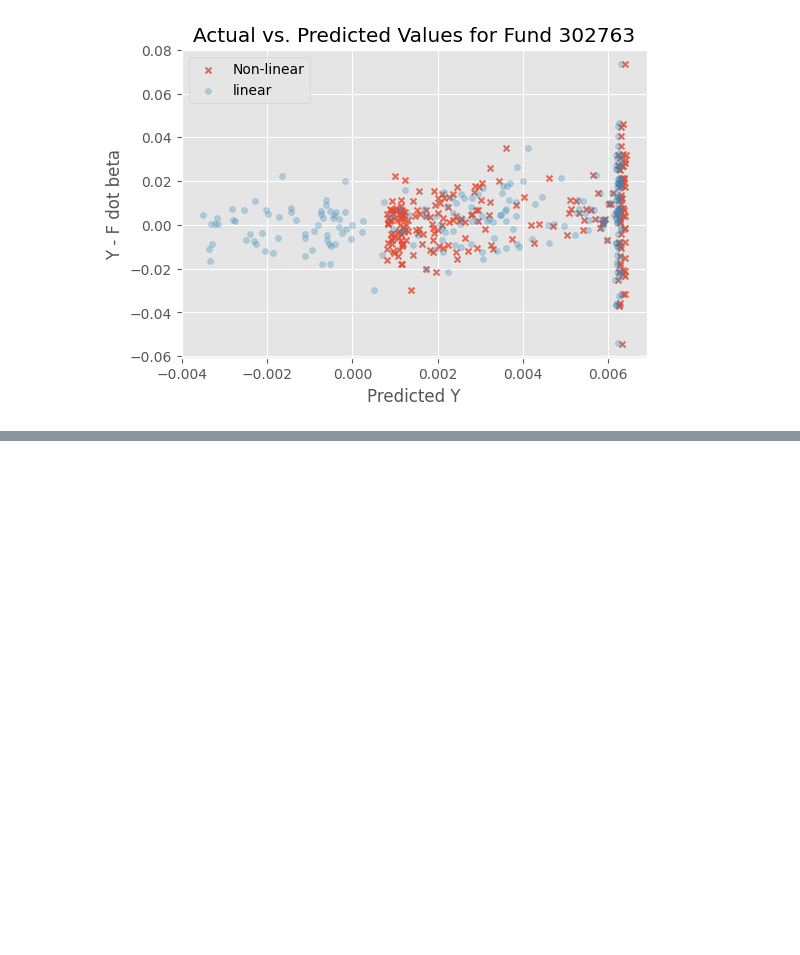
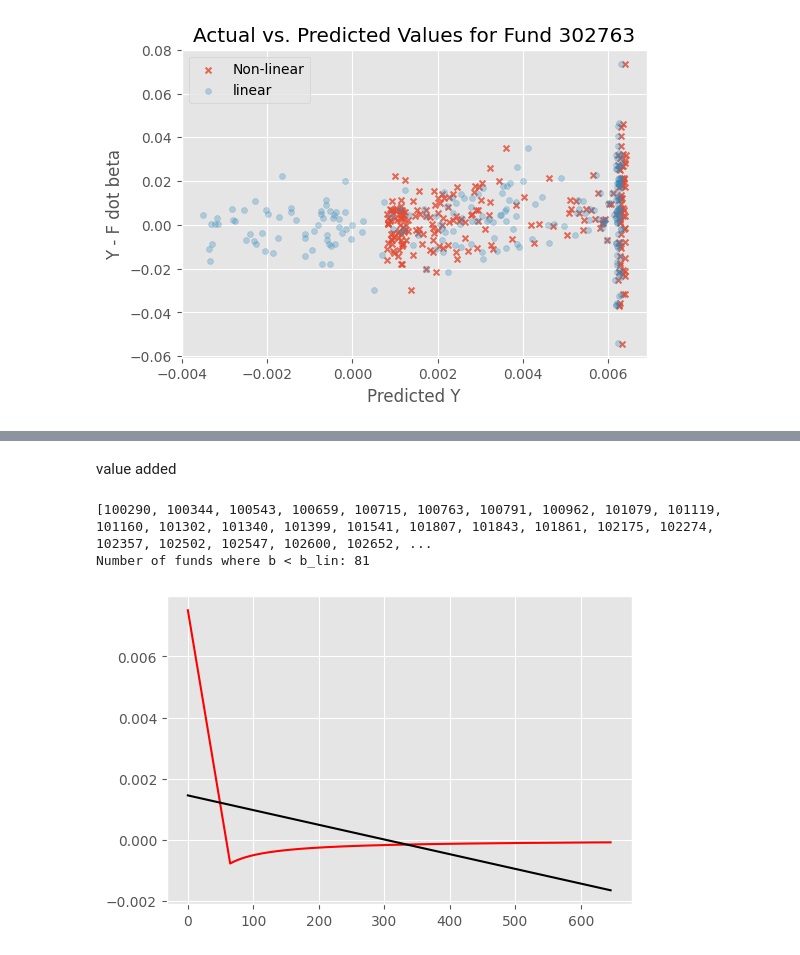
Before and after one commit to DavidSandovalRodriguez/Fund-Kink-Smoothing, a Jupyter notebook: WorkingNotebook_linBase.ipynb, the cells around one changed output, grey strips where cells are left out. Cells and saved outputs as stored; diff of their text form; code cells hidden in the pictures; blank space fills up the shorter version.

```diff
--- a/WorkingNotebook_linBase.ipynb
+++ b/WorkingNotebook_linBase.ipynb
@@ -1856,0 +2077,23 @@ plot_fit_fund_li_nolin_subsBeta(302763)
+# %% [markdown]
+value added
+# %%
+greater_than_b_lin = est_nl_pos_gross_r2_nonLinearPositive_des[est_nl_pos_gross_r2_nonLinearPositive_des['K'] < est_nl_pos_gross_r2_nonLinearPositive_des['TNA_max']].copy()
+
+count_a_greater_than_a_lin = (greater_than_b_lin['b'] < greater_than_b_lin['b_lin']).sum()
+greater_than_b_lin = greater_than_b_lin[(greater_than_b_lin['a'] <= 1) & (greater_than_b_lin['b'] <= 1)].copy()
+
+
+print(greater_than_b_lin[
+    greater_than_b_lin['b'] < greater_than_b_lin['b_lin']
+]['fund_id'].tolist())
+
+greater_than_b_lin = greater_than_b_lin[greater_than_b_lin['b'] < greater_than_b_lin['b_lin']].copy()
+
+print(f"Number of funds where b < b_lin: {count_a_greater_than_a_lin}")
+# %% [output]
+[100290, 100344, 100543, 100659, 100715, 100763, 100791, 100962, 101079, 101119, 101160, 101302, 101340, 101399, 101541, 101807, 101843, 101861, 102175, 102274, 102357, 102502, 102547, 102600, 102652, ...
+Number of funds where b < b_lin: 81
+# %%
+plot_func_fund_li_nolin(603041)
+# %% [output]
+[figure, added]
```
Also changed, not shown: parts of 35 cells of this notebook, 5 other files.
